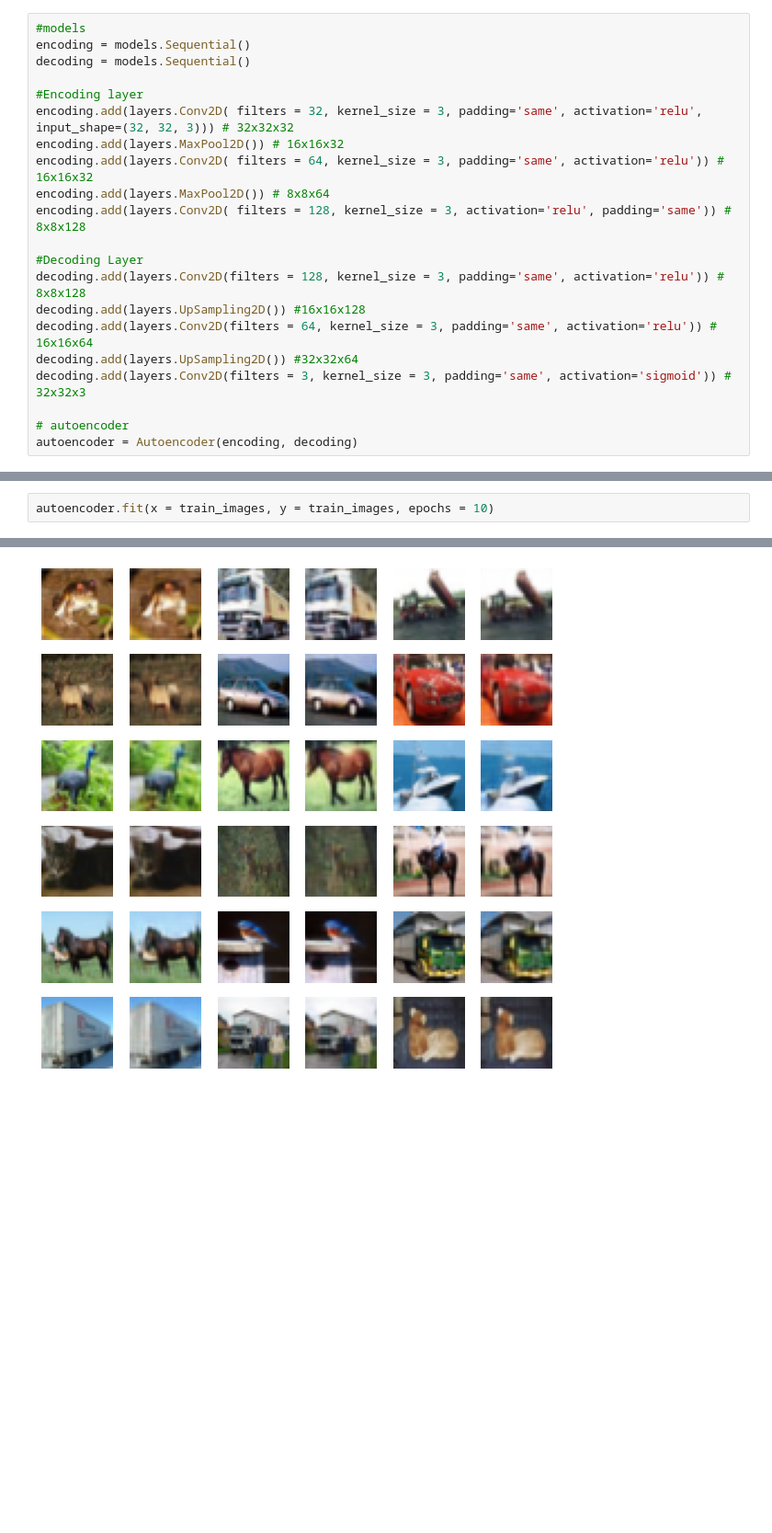
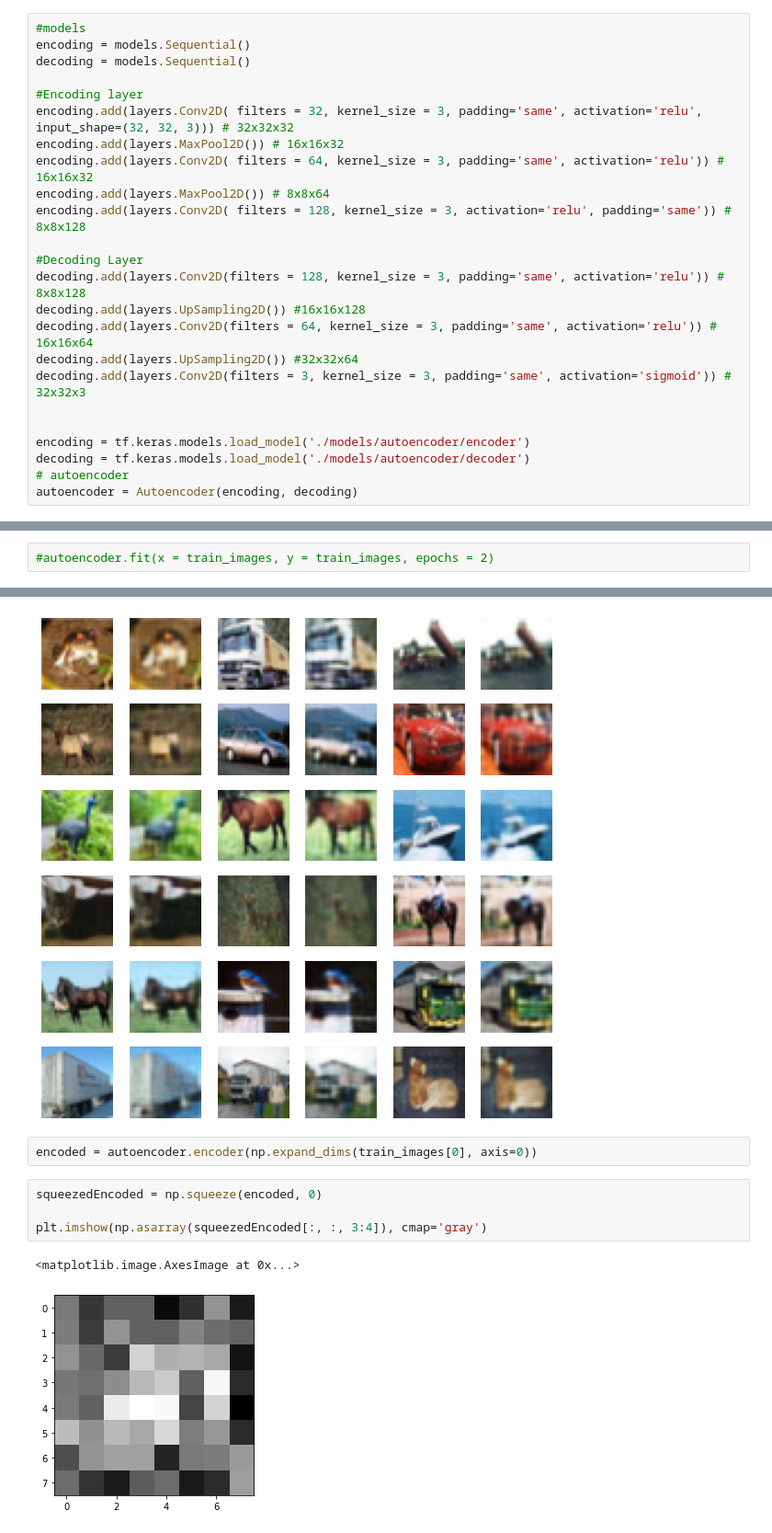
Before and after one commit to Kenn96/P6, a Jupyter notebook: convolutional_autoencoder.ipynb, the cells around one changed output, grey strips where cells are left out. Shown: that part at 92% size. Saved outputs shown, nothing was run; the diff lists cells and outputs as text; blank space fills up the shorter version.

Commit message:
convolutional autoencoder update

```diff
--- a/convolutional_autoencoder.ipynb
+++ b/convolutional_autoencoder.ipynb
@@ -63,5 +63,8 @@ decoding.add(layers.Conv2D(filters = 64, kernel_size = 3, padding='same', activa
 decoding.add(layers.UpSampling2D()) #32x32x64
 decoding.add(layers.Conv2D(filters = 3, kernel_size = 3, padding='same', activation='sigmoid')) # 32x32x3
 
+
+encoding = tf.keras.models.load_model('./models/autoencoder/encoder')
+decoding = tf.keras.models.load_model('./models/autoencoder/decoder')
 # autoencoder
 autoencoder = Autoencoder(encoding, decoding)
@@ -68,4 +74,4 @@ autoencoder = Autoencoder(encoding, decoding)
 # %%
 autoencoder.compile( loss=tf.keras.losses.MSE, optimizer=tf.keras.optimizers.Adam())
 # %%
-autoencoder.fit(x = train_images, y = train_images, epochs = 10)
+#autoencoder.fit(x = train_images, y = train_images, epochs = 2)
@@ -159,3 +143,12 @@ for i, ax in enumerate(axs.flat):
     ax.axis('off')
 # %% [output]
 [figure]
+# %%
+encoded = autoencoder.encoder(np.expand_dims(train_images[0], axis=0))
+# %%
+squeezedEncoded = np.squeeze(encoded, 0)
+
+plt.imshow(np.asarray(squeezedEncoded[:, :, 3:4]), cmap='gray')
+# %% [output]
+<matplotlib.image.AxesImage at 0x...>
+[figure, added]
```
Also changed, not shown: parts of 6 cells of this notebook, 7 other files.
